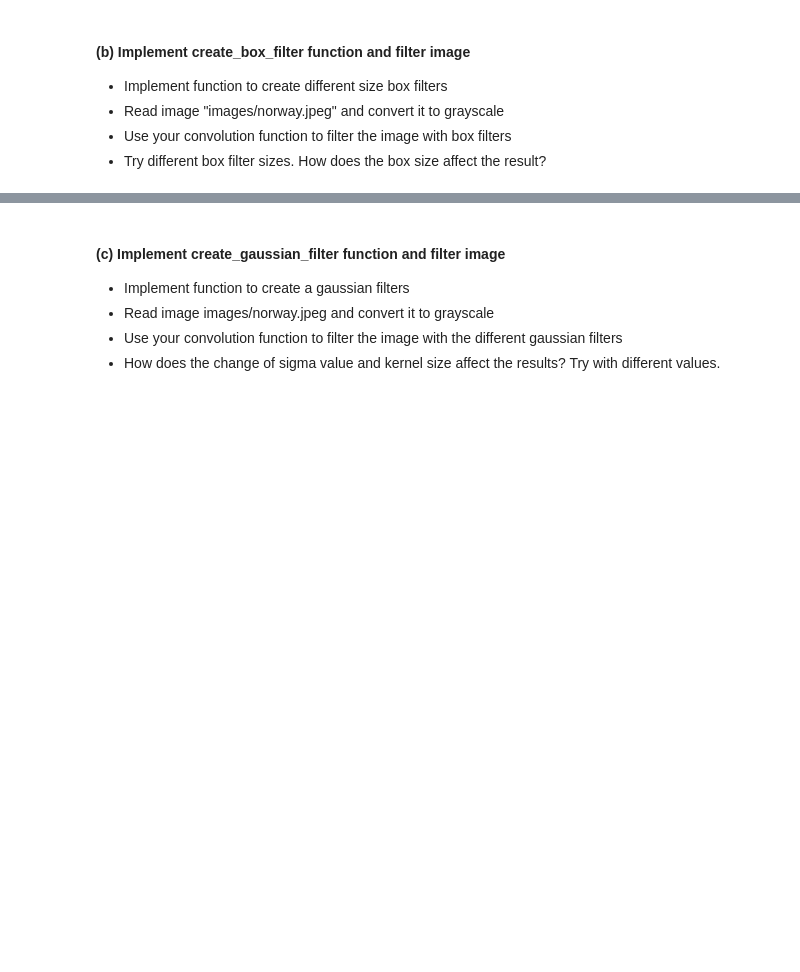
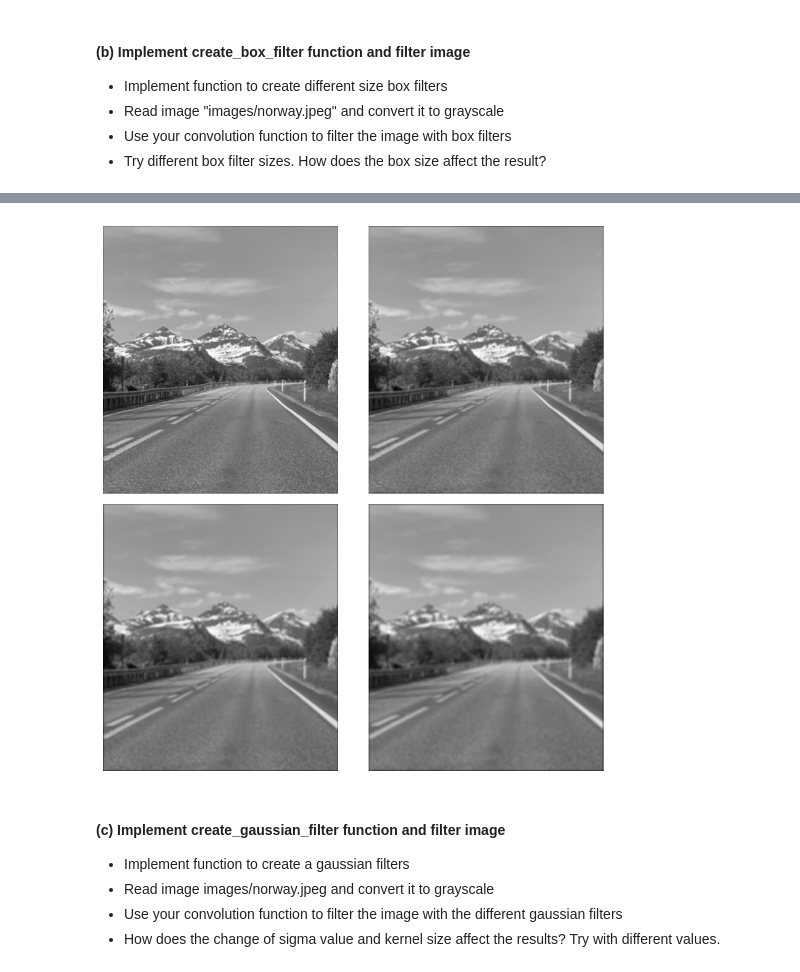
Before and after one commit to SepeZeus/compvis-exercises, a Jupyter notebook: CV-2026-exercises-02.ipynb, the cells around one changed output, grey strips where cells are left out. Drawn from its saved outputs; the diff is of its cells as text; code cells hidden in the pictures; blank space fills up the shorter version.

```diff
--- a/CV-2026-exercises-02.ipynb
+++ b/CV-2026-exercises-02.ipynb
@@ -139,4 +139,6 @@ def create_box_filter(size):
     Returns:
         box filter with shape size x size.
     """
-    return None
+    box = np.ones([size,size])
+    scaler = 1/(size*size)
+    return scaler*box
@@ -143,3 +156,25 @@ def create_box_filter(size):
+# %%
+img = cv2.imread("./images/norway.jpg")
+img = cv2.cvtColor(img, cv2.COLOR_BGR2GRAY)
+
+box3x3 = create_box_filter(3)
+box5x5 = create_box_filter(5)
+box7x7 = create_box_filter(7)
+box9x9 = create_box_filter(9)
+
+filters = [box3x3, box5x5, box7x7, box9x9]
+fig, axs = plt.subplots(2, 2, figsize=(8, 8))
+for ax, filt in zip(axs.flat, filters):
+    output_img = convolution(img, kernel=filt)
+    ax.imshow(output_img, cmap='gray')
+    ax.axis('off')  # Optional: hides tick marks for cleaner visual
+
+plt.tight_layout()
+plt.show()
+
+#the larger the box, the blurrier the image is becoming
+# %% [output]
+[figure, added]
 # %% [markdown]
 #### (c) Implement create_gaussian_filter function and filter image
 
```
Also changed, not shown: parts of 4 cells of this notebook.
